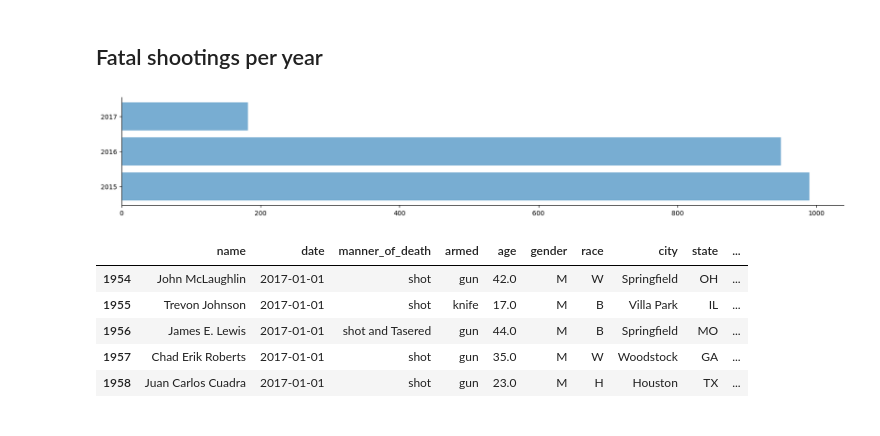
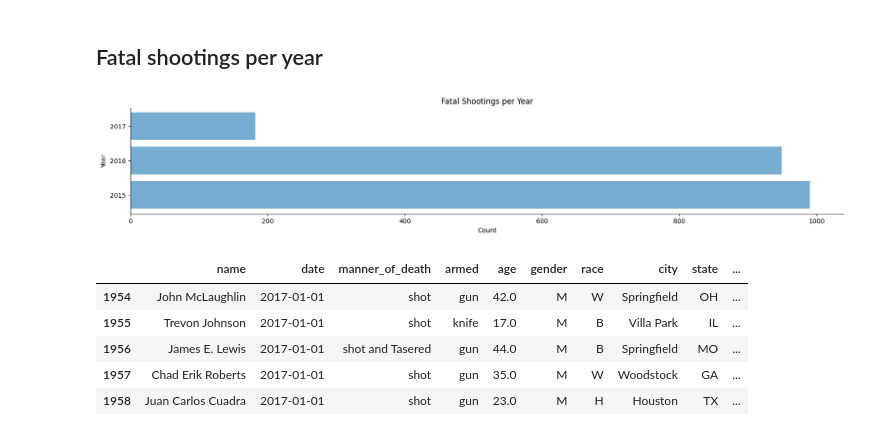
Before and after one commit to Jpooouks/fatal-police-shooting-eda, a Jupyter notebook: fatal_police_shootings_jp.ipynb, the cells around one changed output. Cells and saved outputs as stored; diff of their text form; code cells hidden in the pictures.

```diff
--- a/fatal_police_shootings_jp.ipynb
+++ b/fatal_police_shootings_jp.ipynb
@@ -155,10 +157,13 @@ df['year'] = df.date.dt.year
 # %%
 shootings_per_year = df.groupby('year')['name'].count()
 fig, ax = plt.subplots(figsize=(20,3))
 ax.barh(['2015', '2016', '2017'], shootings_per_year, alpha=0.6)
-ax.spines[['top', 'right']].set_visible(False);
+ax.spines[['top', 'right']].set_visible(False)
+ax.set_xlabel('Count')
+ax.set_ylabel('Year')
+ax.set_title('Fatal Shootings per Year');
 # %% [output]
-[figure, old version]
+[figure, new version]
 # %%
 df[df['date'] >= '2017'].head()
 # %% [output]
```
Also changed, not shown: parts of 22 cells of this notebook.
